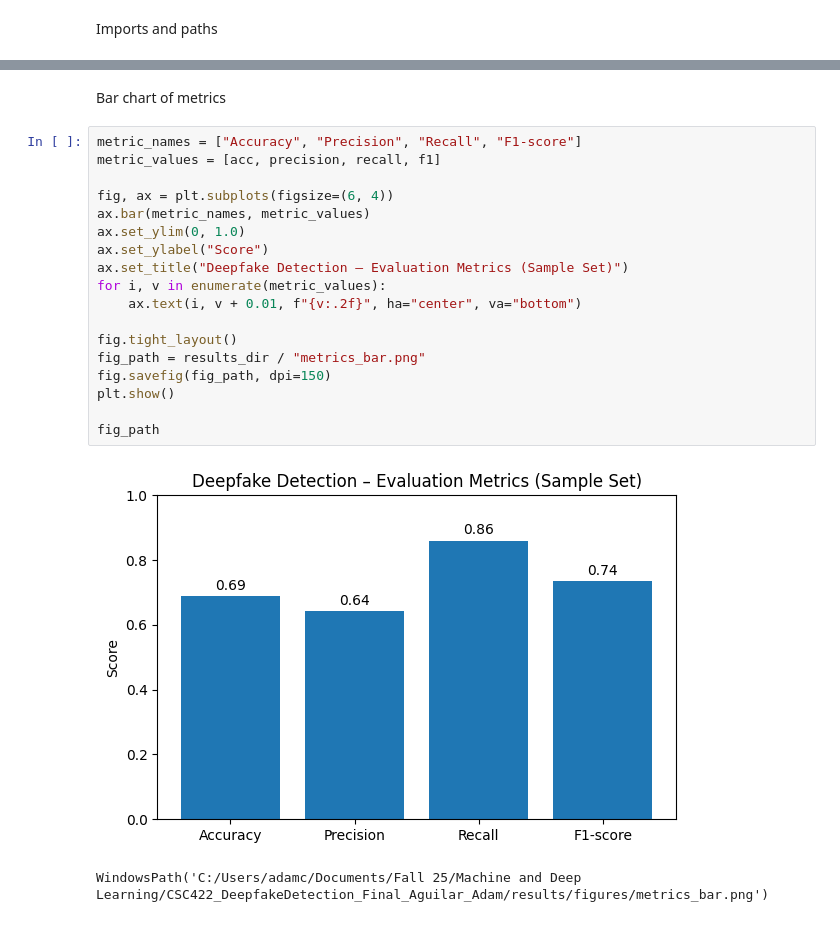
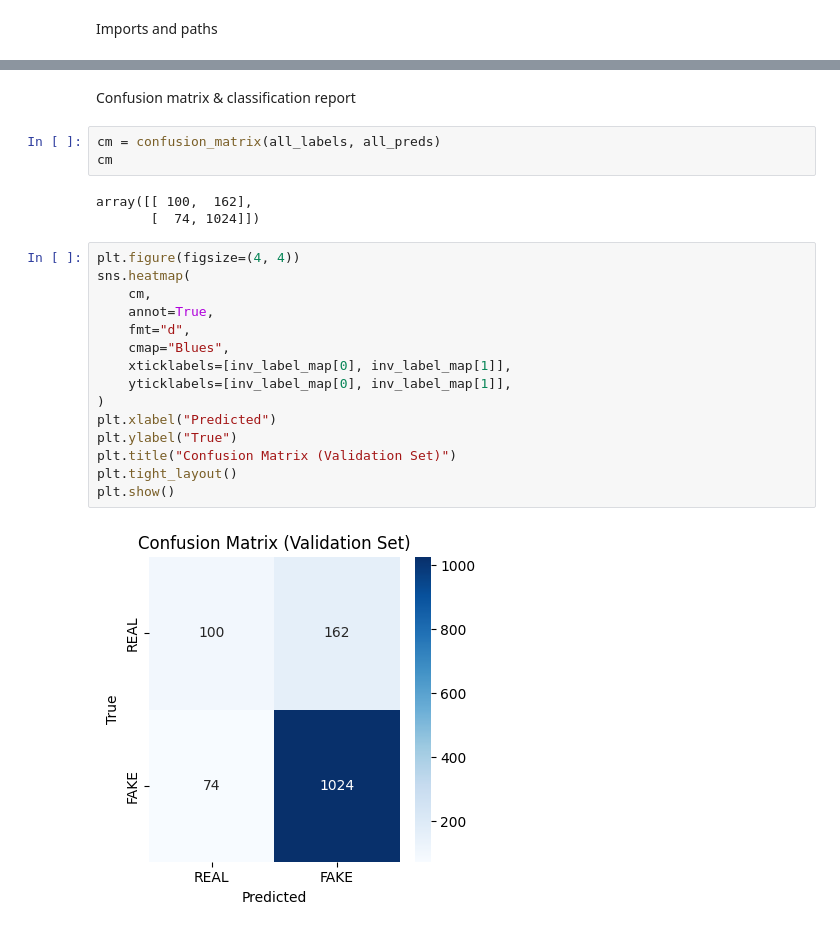
Before and after one commit to adamaguilarr/CSC422_DeepfakeDetection_Final_Aguilar_Adam, a Jupyter notebook: notebooks/03_results_analysis.ipynb, the cells around one changed output, grey strips where cells are left out. Cells and saved outputs as stored; diff of their text form.

Commit message:
Updated notebook 2/3 for larger sample set and sanity check

```diff
--- a/notebooks/03_results_analysis.ipynb
+++ b/notebooks/03_results_analysis.ipynb
@@ -276,23 +252,25 @@ preds_path, eval_used.head()
 # %% [markdown]
-Bar chart of metrics
+Confusion matrix & classification report
 # %%
-metric_names = ["Accuracy", "Precision", "Recall", "F1-score"]
-metric_values = [acc, precision, recall, f1]
-
-fig, ax = plt.subplots(figsize=(6, 4))
-ax.bar(metric_names, metric_values)
-ax.set_ylim(0, 1.0)
-ax.set_ylabel("Score")
-ax.set_title("Deepfake Detection – Evaluation Metrics (Sample Set)")
-for i, v in enumerate(metric_values):
-    ax.text(i, v + 0.01, f"{v:.2f}", ha="center", va="bottom")
-
-fig.tight_layout()
-fig_path = results_dir / "metrics_bar.png"
-fig.savefig(fig_path, dpi=150)
-plt.show()
-
-fig_path
+cm = confusion_matrix(all_labels, all_preds)
+cm
 # %% [output]
-[figure, removed]
-WindowsPath('C:/Users/adamc/Documents/Fall 25/Machine and Deep Learning/CSC422_DeepfakeDetection_Final_Aguilar_Adam/results/figures/metrics_bar.png')
+array([[ 100,  162],
+       [  74, 1024]])
+# %%
+plt.figure(figsize=(4, 4))
+sns.heatmap(
+    cm,
+    annot=True,
+    fmt="d",
+    cmap="Blues",
+    xticklabels=[inv_label_map[0], inv_label_map[1]],
+    yticklabels=[inv_label_map[0], inv_label_map[1]],
+)
+plt.xlabel("Predicted")
+plt.ylabel("True")
+plt.title("Confusion Matrix (Validation Set)")
+plt.tight_layout()
+plt.show()
+# %% [output]
+[figure, added]
```
Also changed, not shown: parts of 28 cells of this notebook, 3 other files.
